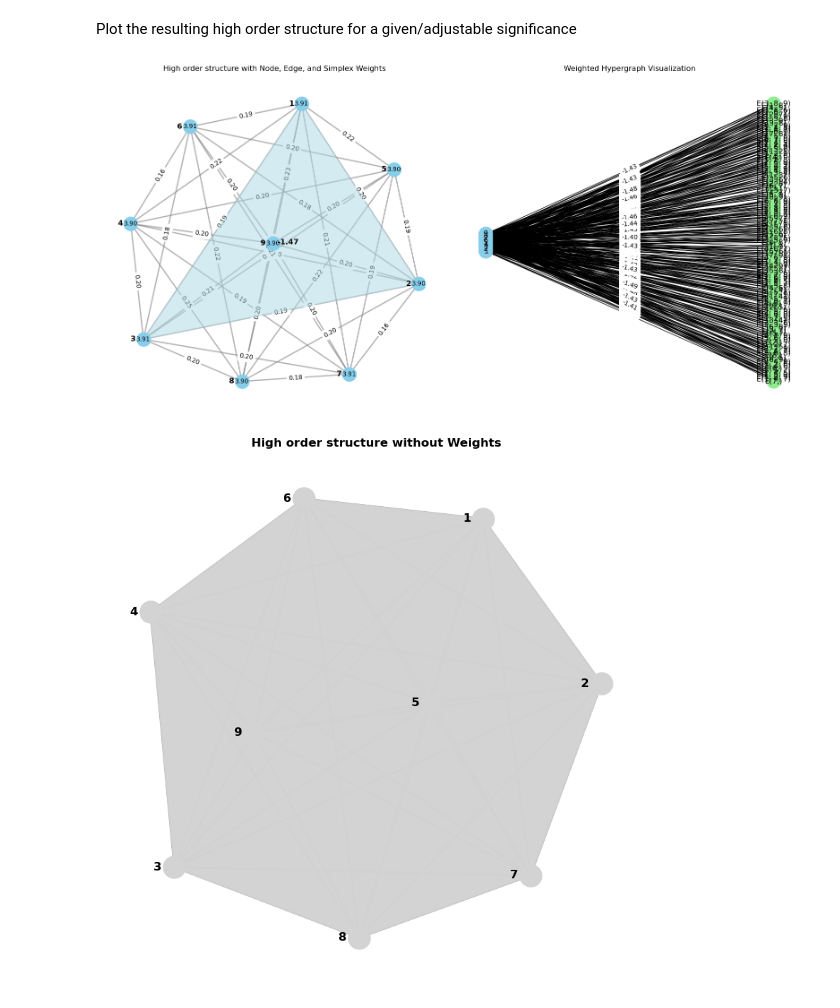
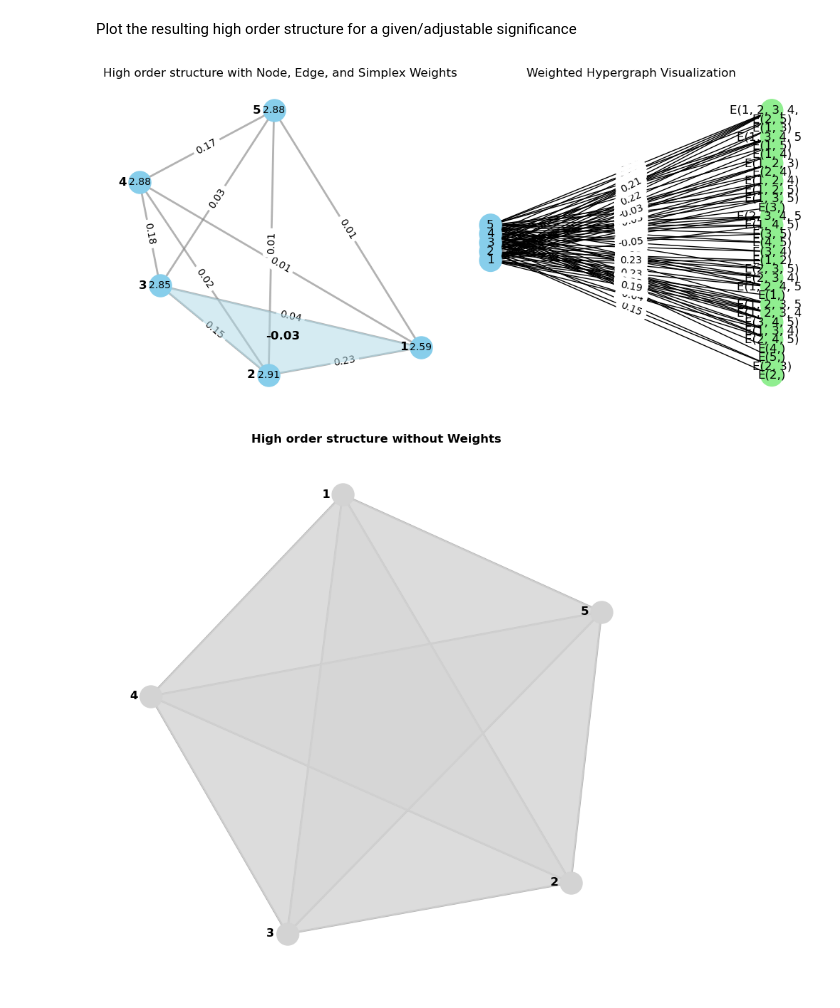
Before and after one commit to cyrilrommens/PhD_1, a Jupyter notebook: Infotopo_metrics.ipynb, the cells around one changed output. Saved outputs shown, nothing was run; the diff lists cells and outputs as text; code cells hidden in the pictures.

Commit message:
example plots

```diff
--- a/Infotopo_metrics.ipynb
+++ b/Infotopo_metrics.ipynb
@@ -69,8 +69,39 @@ plt.show()
 # %% [markdown]
 Use infotopo module to obtain the topological information metrics (entropy, mutual information and total correlation)
+# %%
+# Obtain topological information metrics using infotopo
+def obtain_infotopo_metrics(dataset, dimension_max=0, dimension_tot=0):
+
+    if dimension_max == 0:
+        dimension_max = 3 #dataset.shape[1]
+    if dimension_tot == 0:
+        dimension_tot = 9 #dataset.shape[1]
+
+    sample_size = dataset.shape[0]
+    nb_of_values = 16
+    forward_computation_mode = False
+    work_on_transpose = False
+    supervised_mode = False
+    sampling_mode = 1
+    deformed_probability_mode = False
+
+    information_topo = infotopo.infotopo(dimension_max = dimension_max,
+                                dimension_tot = dimension_tot,
+                                sample_size = sample_size,
+                                work_on_transpose = work_on_transpose,
+                                nb_of_values = nb_of_values,
+                                sampling_mode = sampling_mode,
+                                deformed_probability_mode = deformed_probability_mode,
+                                supervised_mode = supervised_mode,
+                                forward_computation_mode = forward_computation_mode)
+
+    Nentropie = information_topo.simplicial_entropies_decomposition(dataset)
+    Ninfomut = information_topo.simplicial_infomut_decomposition(Nentropie)
+
+    return  Nentropie, Ninfomut
 # %%
-dimension_max = 3 #df.shape[1]
-dimension_tot = 9 #df.shape[1]
+dimension_max = 5 #df.shape[1]
+dimension_tot = 5 #df.shape[1]
 bunch = dataframe_to_bunch(df)
 Nentropie, Ninfomut = obtain_infotopo_metrics(bunch.data, dimension_max, dimension_tot)
 # %% [output]
@@ -224,7 +221,7 @@ for edge, weight in hyperedges.items():
 pos_B = nx.multipartite_layout(B, subset_key="bipartite")
 
 # Create a figure with two subplots side by side
-fig, ax = plt.subplots(1, 2, figsize=(16, 8))  # Adjust the size as needed
+fig, ax = plt.subplots(1, 2, figsize=(10, 5))  # Adjust the size as needed
 
 # Plot the simplicial complex in the first subplot (formerly second subplot)
 # Given simplices with weights
@@ -300,34 +297,34 @@ if simplex_weight != 0:
 
 # Set the title for the simplicial complex
 ax[0].set_title("High order structure with Node, Edge, and Simplex Weights")
 
 # Plot the hypergraph in the second subplot (formerly first subplot)
 # Draw the nodes
 node_colors = ["skyblue" if B.nodes[n]["bipartite"] == 0 else "lightgreen" for n in B.nodes()]
 nx.draw_networkx_nodes(B, pos_B, node_color=node_colors, node_size=500, ax=ax[1])
 
 # Draw the edges with weights
 edge_labels = nx.get_edge_attributes(B, 'weight')
 nx.draw_networkx_edges(B, pos_B, ax=ax[1])
 nx.draw_networkx_labels(B, pos_B, ax=ax[1])
 
 # Add edge weight labels
 nx.draw_networkx_edge_labels(B, pos_B, edge_labels={e: f"{w:.2f}" for e, w in edge_labels.items()}, ax=ax[1])
 
 # Set the title for the hypergraph
 ax[1].set_title("Weighted Hypergraph Visualization")
 
 # Turn off the axis for both plots
 for a in ax:
     a.axis("off")
 
 # Adjust spacing between subplots
 plt.tight_layout()
 
 # Display the plot
 plt.show()
 # %% [output]
-[figure, old version]
+[figure, new version]
 # %%
 significance = 0
 
@@ -393,4 +390,4 @@ ax.axis("off")
 plt.tight_layout()
 plt.show()
 # %% [output]
-[figure, old version]
+[figure, new version]
```
Also changed, not shown: parts of 6 cells of this notebook, 3 other files.
